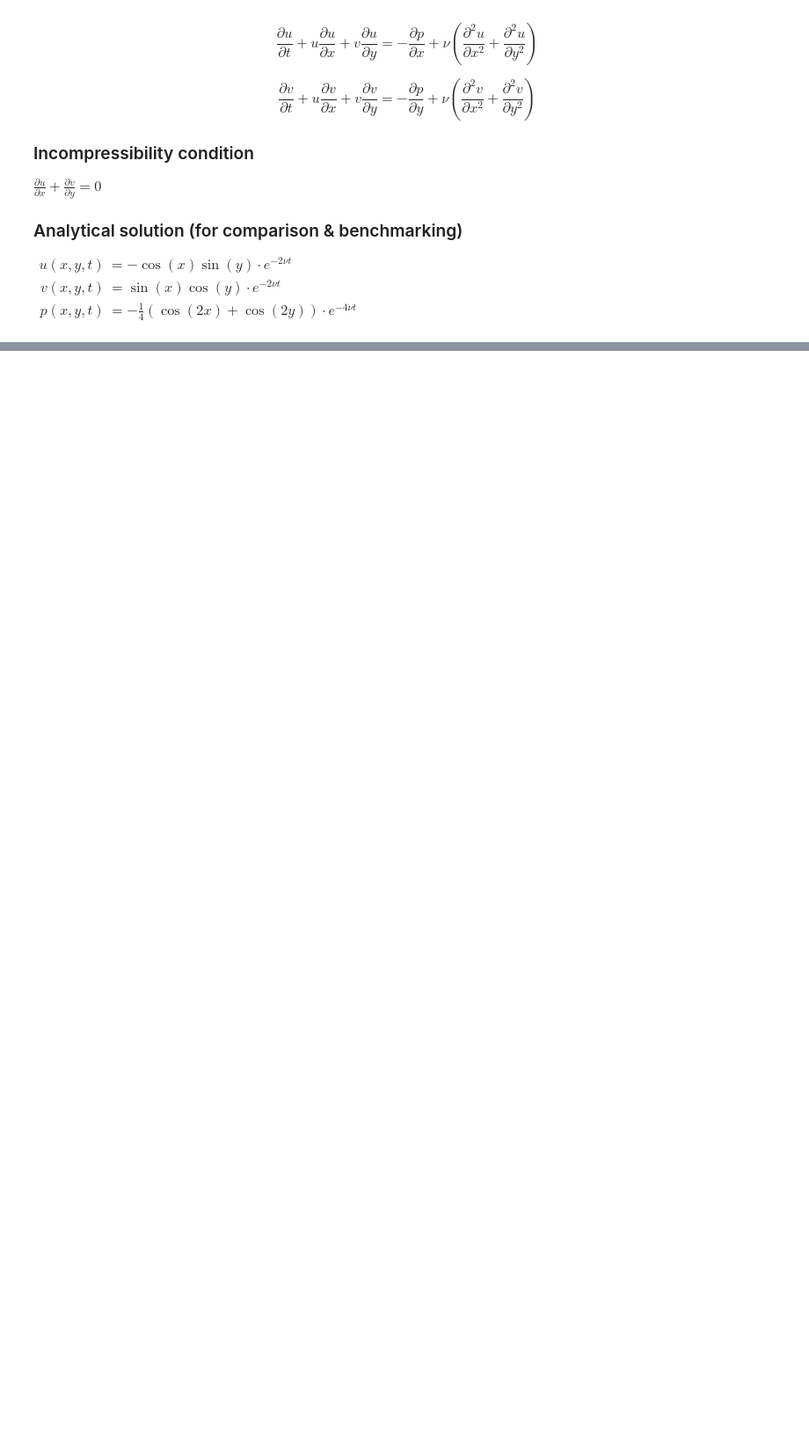
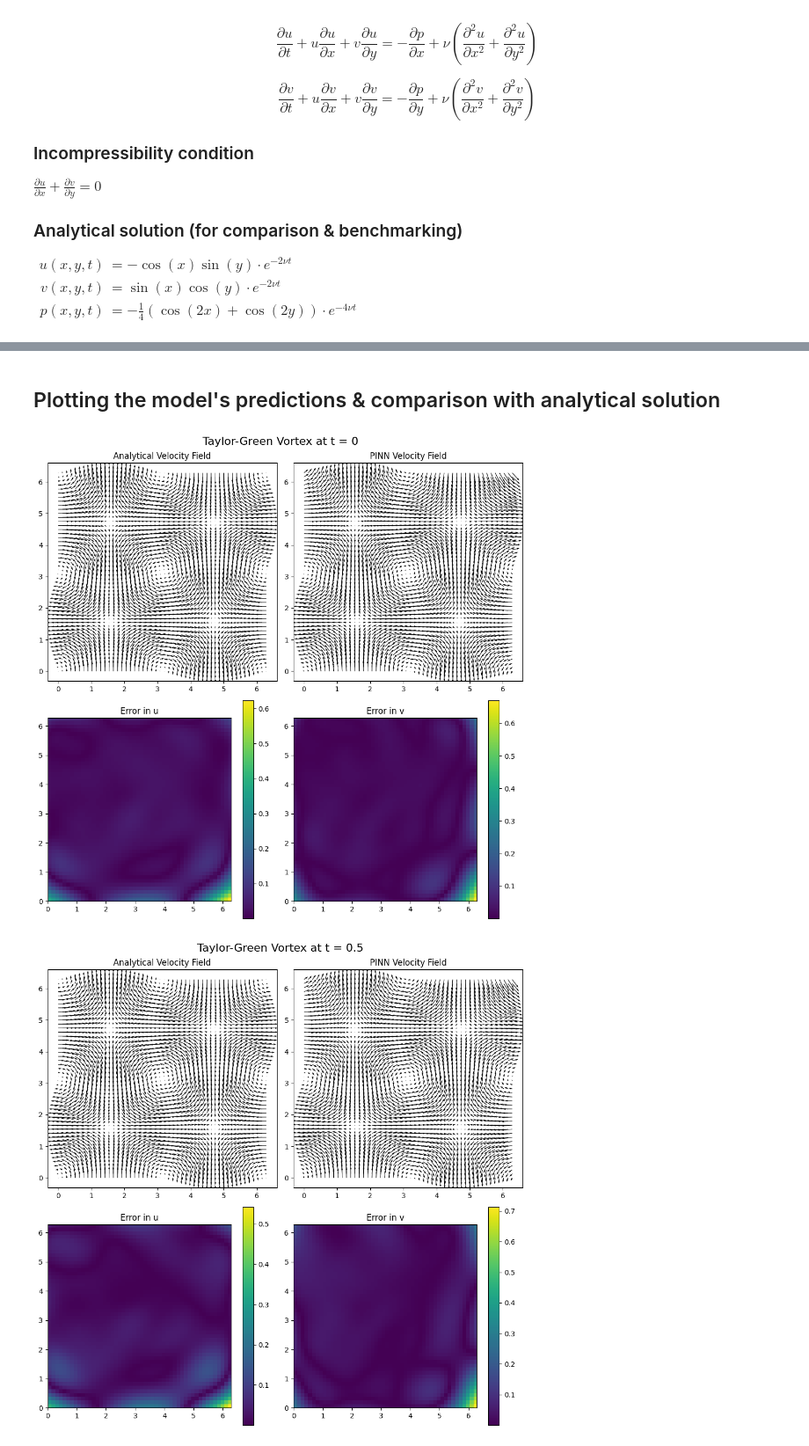
Before and after one commit to mattialoszach/navier-stokes-pinn, a Jupyter notebook: taylor-green-vortex-pinn.ipynb, the cells around one changed output, grey strips where cells are left out. Shown at 88% size. Cells and saved outputs as stored; diff of their text form; code cells hidden in the pictures; blank space fills up the shorter version.

```diff
--- a/taylor-green-vortex-pinn.ipynb
+++ b/taylor-green-vortex-pinn.ipynb
@@ -321,0 +100,16 @@ plt.show()
+# %%
+class PINN(nn.Module):
+    def __init__(self, hidden_dim=64):
+        super(PINN, self).__init__()
+        self.net = nn.Sequential(
+            nn.Linear(3, hidden_dim), # Input: x, y, t
+            nn.Tanh(), # Smooth activation function & good for regularization
+            nn.Linear(hidden_dim, hidden_dim),
+            nn.Tanh(),
+            nn.Linear(hidden_dim, hidden_dim),
+            nn.Tanh(),
+            nn.Linear(hidden_dim, 3)  # Output: u, v, p
+        )
+
+    def forward(self, xyt):
+        return self.net(xyt) # (N, 3) -> (N, 3)
@@ -321,0 +217,50 @@ plt.show()
+# %% [markdown]
+## Plotting the model's predictions & comparison with analytical solution
+# %%
+def plot_comparison(model, t_val=0.5):
+    N = 50
+    x = np.linspace(0, 2*np.pi, N)
+    y = np.linspace(0, 2*np.pi, N)
+    X, Y = np.meshgrid(x, y)
+    T = np.full_like(X, t_val)
+
+    xyt = torch.tensor(np.stack([X.ravel(), Y.ravel(), T.ravel()], axis=1), dtype=torch.float32).to(device)
+    with torch.no_grad():
+        pred = model(xyt).cpu().numpy()
+    U_pred = pred[:, 0].reshape(N, N)
+    V_pred = pred[:, 1].reshape(N, N)
+
+    U_true = taylor_green_u(X, Y, T)
+    V_true = taylor_green_v(X, Y, T)
+
+    fig, axs = plt.subplots(2, 2, figsize=(10, 10))
+    fig.suptitle(f"Taylor-Green Vortex at t = {t_val}", fontsize=16)
+    axs[0, 0].quiver(X, Y, U_true, V_true, scale=20)
+    axs[0, 0].set_title("Analytical Velocity Field")
+
+    axs[0, 1].quiver(X, Y, U_pred, V_pred, scale=20)
+    axs[0, 1].set_title("PINN Velocity Field")
+
+    diff_u = np.abs(U_pred - U_true)
+    diff_v = np.abs(V_pred - V_true)
+
+    im1 = axs[1, 0].imshow(diff_u, extent=[0, 2*np.pi, 0, 2*np.pi])
+    axs[1, 0].set_title("Error in u")
+    fig.colorbar(im1, ax=axs[1, 0])
+
+    im2 = axs[1, 1].imshow(diff_v, extent=[0, 2*np.pi, 0, 2*np.pi])
+    axs[1, 1].set_title("Error in v")
+    fig.colorbar(im2, ax=axs[1, 1])
+
+    plt.tight_layout()
+    plt.show()
+
+# Some examples...
+plot_comparison(model, t_val=0)
+plot_comparison(model, t_val=0.5)
+plot_comparison(model, t_val=1)
+plot_comparison(model, t_val=1.5)
+plot_comparison(model, t_val=5)
+# %% [output]
+[figure, added]
+[figure, added]
```
Also changed, not shown: parts of 37 cells of this notebook.
